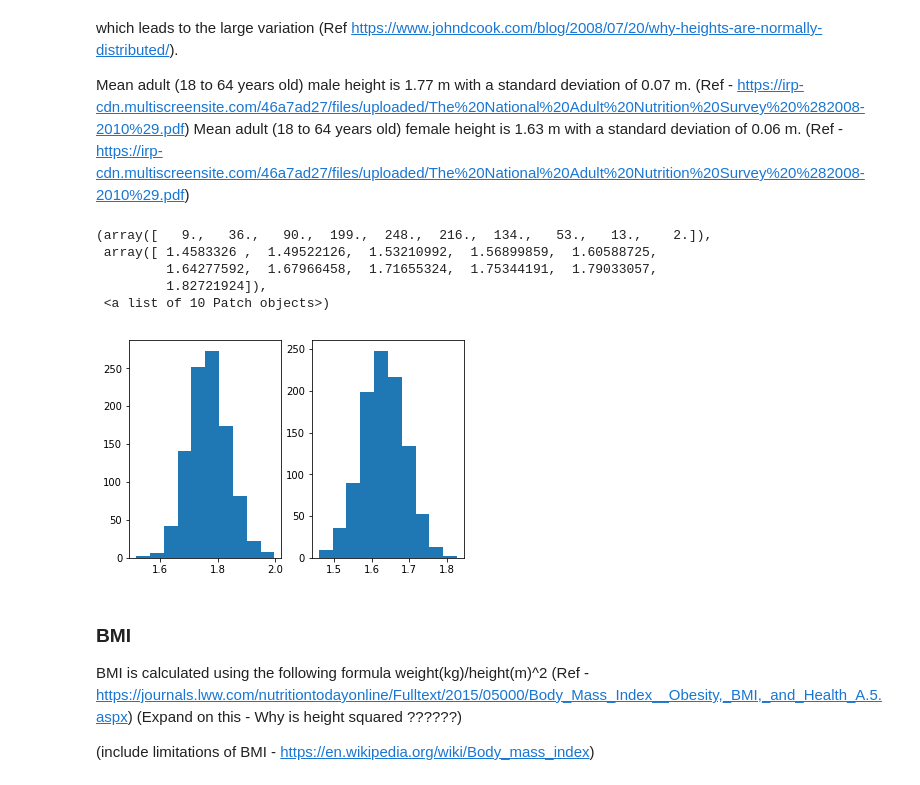
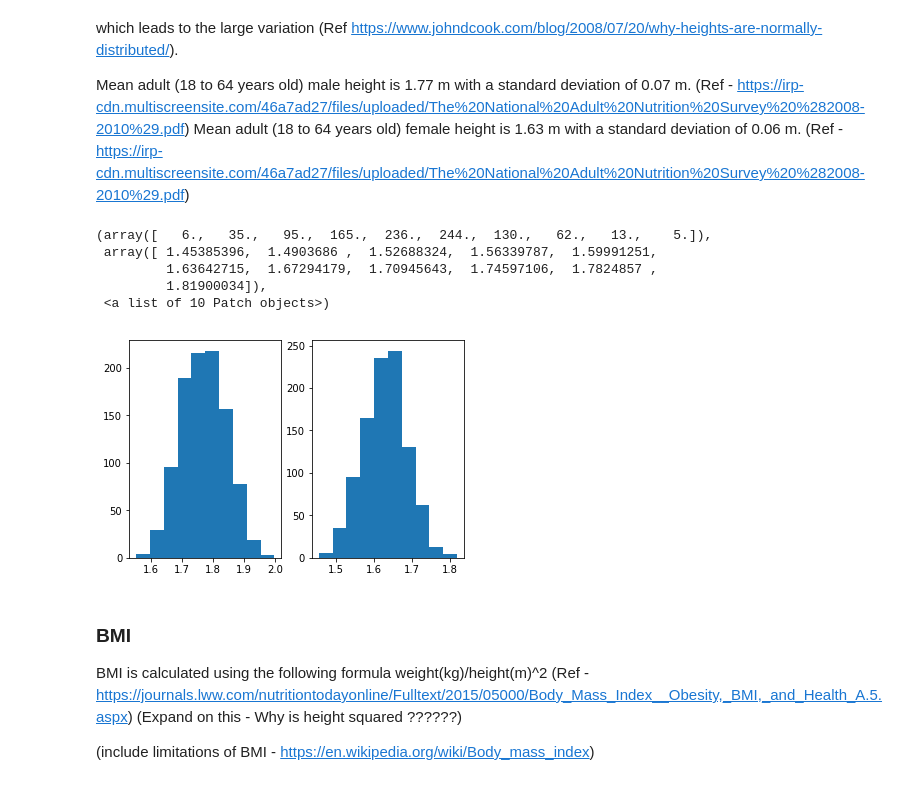
Before and after one commit to declanbarr/simulated-dataset, a Jupyter notebook: simulated-dataset.ipynb, the cells around one changed output. Drawn from its saved outputs; the diff is of its cells as text; code cells hidden in the pictures.

```diff
--- a/simulated-dataset.ipynb
+++ b/simulated-dataset.ipynb
@@ -105,5 +105,10 @@ sampleSize = 2000
 
 sexArray = np.random.choice(sex, sampleSize, p=[ratioOfMales, ratioOfFemales])
 
-np.unique(sexArray, return_counts=True)
+unique, count = np.unique(sexArray, return_counts=True)
+
+femaleCount, maleCount = count[0], count[1]
+
+print(f"The unique elements in the array are: {unique}")
+print(f"There are {femaleCount} females and {maleCount} males")
 # %% [output]
@@ -264,22 +273,23 @@ maleHeight, femaleHeight = 1.77, 1.63
 maleHeightSD, femaleHeightSD = 0.07, 0.06
 # %%
 # Creating height distributions
-maleHeightDist = np.random.normal(maleHeight, maleHeightSD, 1000)
-femaleHeightDist = np.random.normal(femaleHeight, femaleHeightSD, 1000)
+# The size of the distribution for males and females is equal to the count of males or females from the sexArray above
+maleHeightDist = np.random.normal(maleHeight, maleHeightSD, maleCount)
+femaleHeightDist = np.random.normal(femaleHeight, femaleHeightSD, femaleCount)
 
 # Plotting distributions on a histogram
 plt.subplot(121)
 plt.hist(maleHeightDist)
 
 plt.subplot(122)
 plt.hist(femaleHeightDist)
 # %% [output]
-(array([   9.,   36.,   90.,  199.,  248.,  216.,  134.,   53.,   13.,    2.]),
- array([ 1.4583326 ,  1.49522126,  1.53210992,  1.56899859,  1.60588725,
-         1.64277592,  1.67966458,  1.71655324,  1.75344191,  1.79033057,
-         1.82721924]),
+(array([   6.,   35.,   95.,  165.,  236.,  244.,  130.,   62.,   13.,    5.]),
+ array([ 1.45385396,  1.4903686 ,  1.52688324,  1.56339787,  1.59991251,
+         1.63642715,  1.67294179,  1.70945643,  1.74597106,  1.7824857 ,
+         1.81900034]),
  <a list of 10 Patch objects>)
-[figure, old version]
+[figure, new version]
 # %% [markdown]
 ### BMI
 
```
Also changed, not shown: parts of 17 cells of this notebook.
